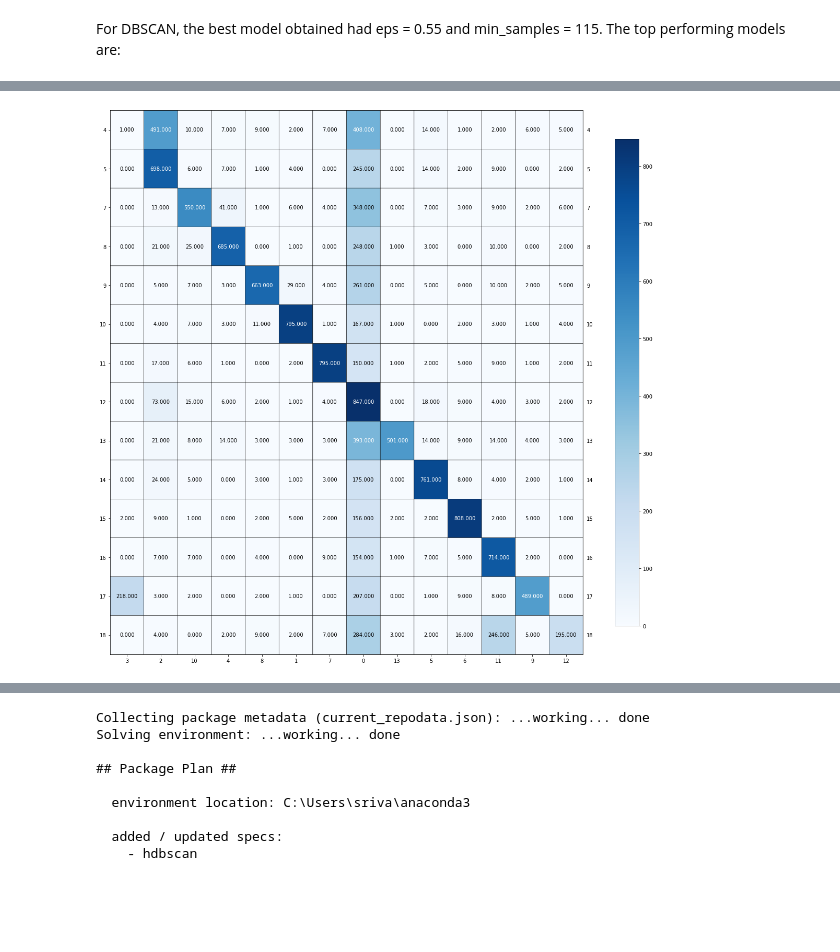
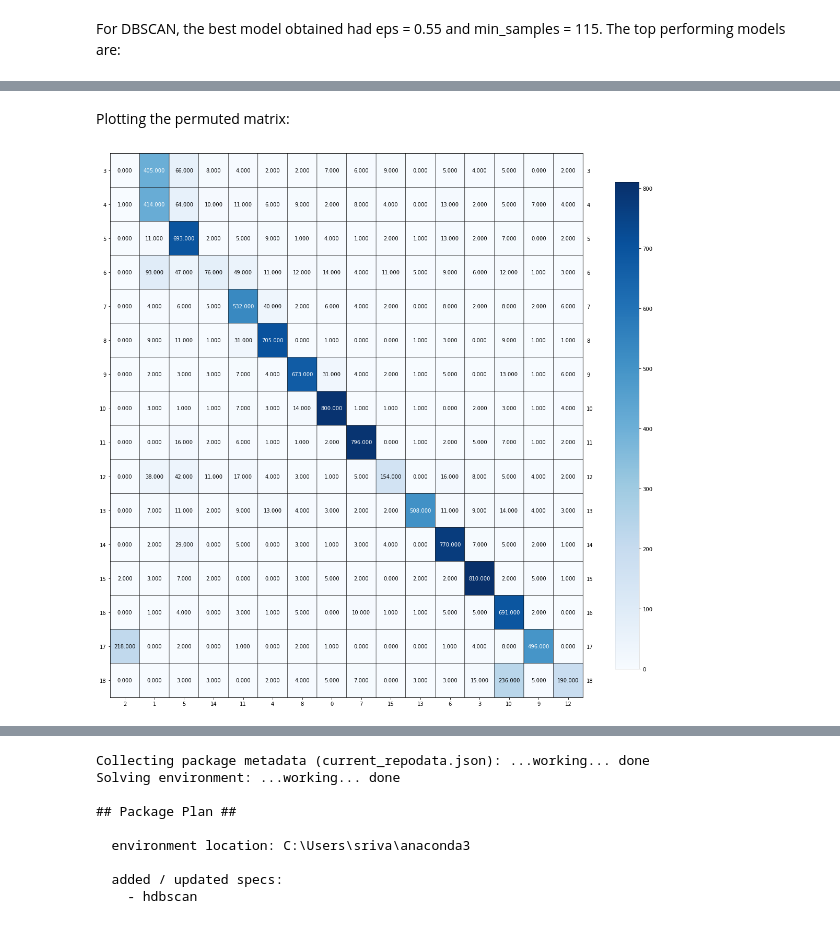
Before and after one commit to heboyuan/ECE219, a Jupyter notebook: Project_2/P2_Q9-15.ipynb, the cells around one changed output, grey strips where cells are left out. Cells and saved outputs as stored; diff of their text form; code cells hidden in the pictures; blank space fills up the shorter version.

```diff
--- a/Project_2/P2_Q9-15.ipynb
+++ b/Project_2/P2_Q9-15.ipynb
@@ -564,6 +548,8 @@ Number of clusters as per best DBSCAN is 13
+# %% [markdown]
+Plotting the permuted matrix:
 # %%
-cm = contingency_matrix(labels, preds)
+cm = contingency_matrix(labels[preds!=-1], preds[preds!=-1]) #noise labels removed
 rows, cols = linear_sum_assignment(cm, maximize=True)
 plot_mat(cm[rows[:, np.newaxis], cols], xticklabels=cols, yticklabels=rows, size=(15,15))
 # %% [output]
-[figure, old version]
+[figure, new version]
```
Also changed, not shown: parts of 41 cells of this notebook.
